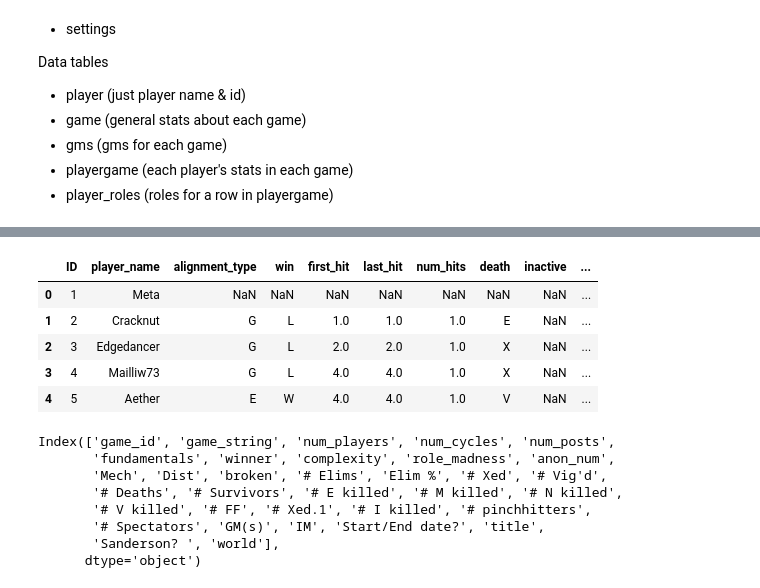
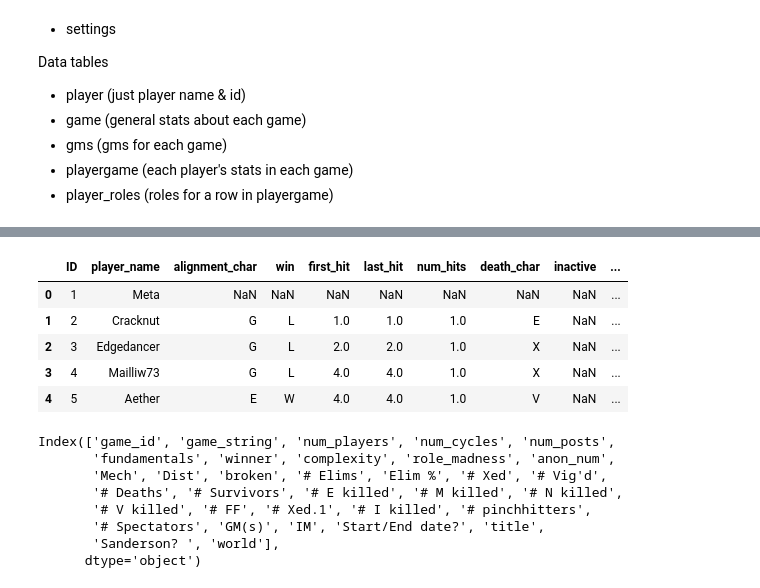
Before and after one commit to isabelle-sanford/se-stats, a Jupyter notebook: data_cleaning.ipynb, the cells around one changed output, grey strips where cells are left out. Cells and saved outputs as stored; diff of their text form; code cells hidden in the pictures.

Commit message:
added key tables, more work on proper cleaning

```diff
--- a/data_cleaning.ipynb
+++ b/data_cleaning.ipynb
@@ -18,29 +58,29 @@ import pandas as pd
 # %%
 # IMPORTING DATA TAB
 data = pd.read_csv("data/original_data/original_data.csv")
 
 data.rename(inplace=True, columns={
     "Player": "player_name",
-    "Alignment": "alignment_type",
+    "Alignment": "alignment_char",
     "Faction Outcome": "win",
     "First Hit": "first_hit",
     "Last Hit": "last_hit",
     "# of Hits": "num_hits",
-    "Death/\r\n Survival": "death", # ???
+    "Death/\r\n Survival": "death_char", # ???
     "Inactive": "inactive",
     "Mod": "IM",
     "Game Type": "format",
     "Game #": "game_num",
     "Unnamed: 14": "game_string",
     "Role": "role",
     "Unnamed: 17": "secondary_role"
     })
 
 data.head()
 
 # more cleaning here?
 # %% [output]
-|  | ID | player_name | alignment_type | win | first_hit | last_hit | num_hits | death | inactive | ... |
+|  | ID | player_name | alignment_char | win | first_hit | last_hit | num_hits | death_char | inactive | ... |
 | 0 | 1 | Meta | NaN | NaN | NaN | NaN | NaN | NaN | NaN | ... |
 | 1 | 2 | Cracknut | G | L | 1.0 | 1.0 | 1.0 | E | NaN | ... |
 | 2 | 3 | Edgedancer | G | L | 2.0 | 2.0 | 1.0 | X | NaN | ... |
```
Also changed, not shown: parts of 9 cells of this notebook, 4 other files.
